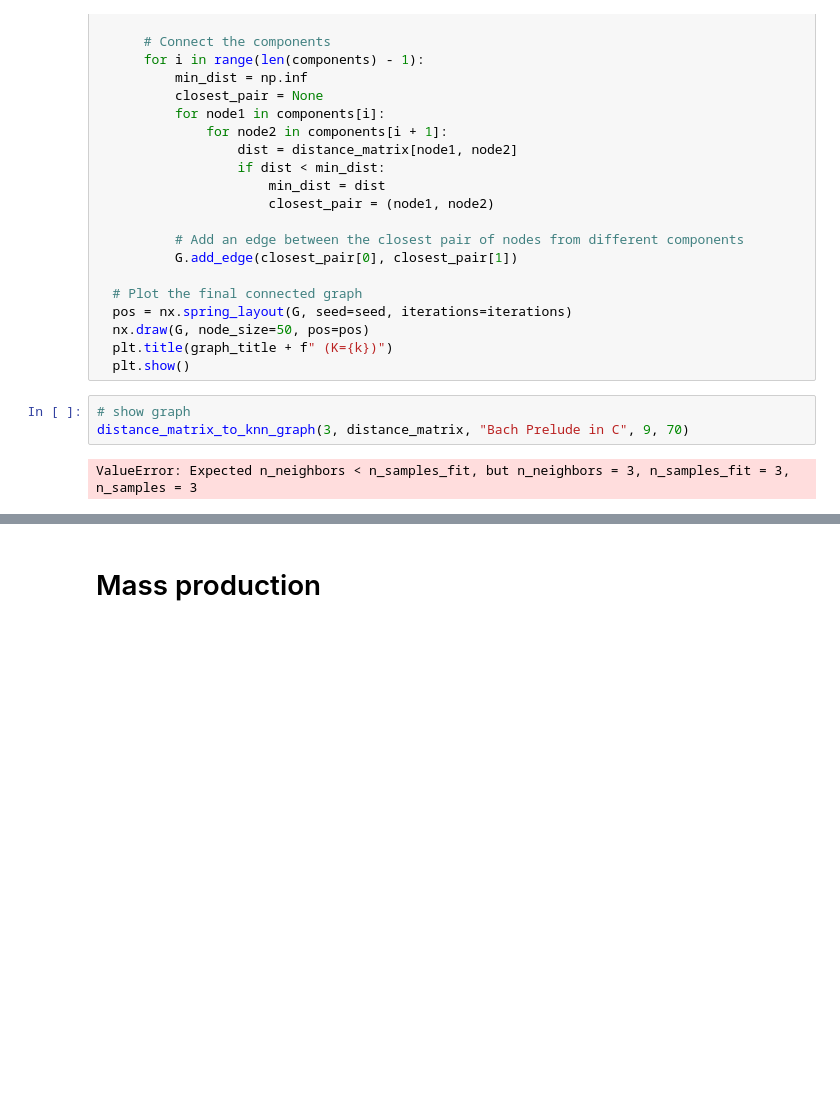
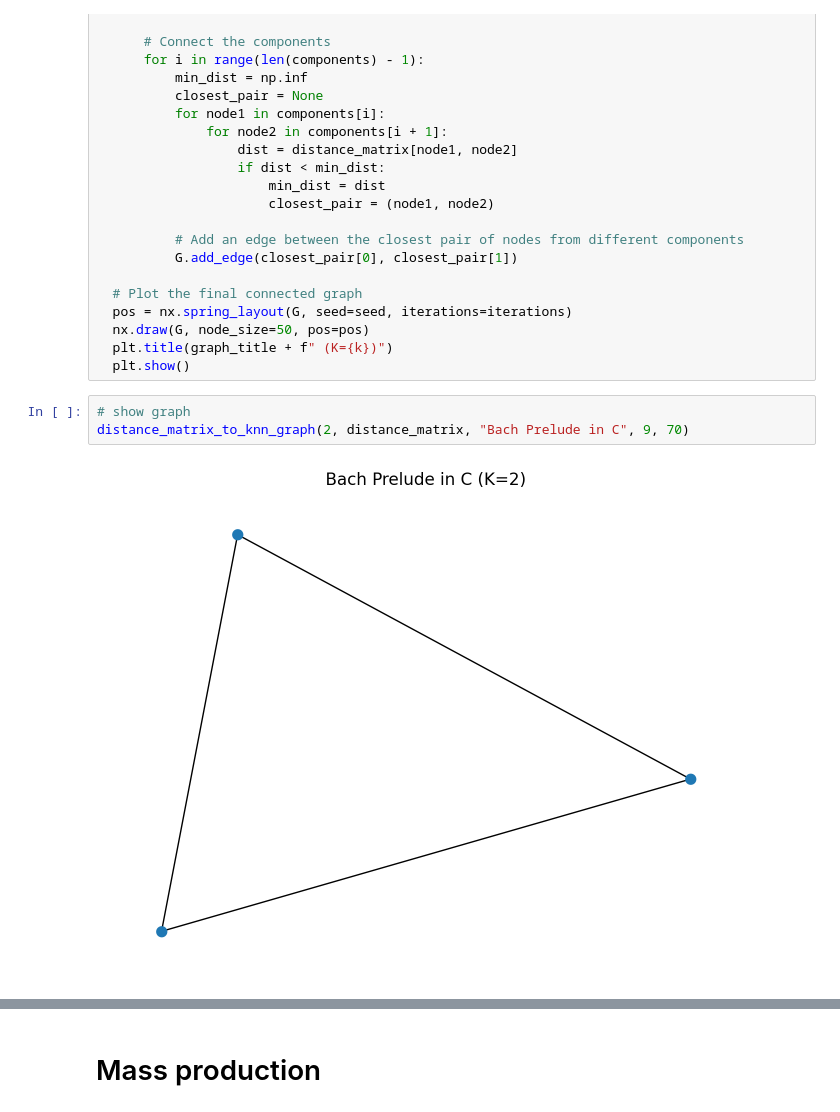
Before and after one commit to 5i5ousPlay/Thesisv2, a Jupyter notebook: Mogging/Graph_Building.ipynb, the cells around one changed output, grey strips where cells are left out. Cells and saved outputs as stored; diff of their text form; blank space fills up the shorter version.

```diff
--- a/Mogging/Graph_Building.ipynb
+++ b/Mogging/Graph_Building.ipynb
@@ -230,9 +234,9 @@ def distance_matrices_to_knn_graph(k: int, distance_matrix: np.array, graph_titl
   plt.show()
 # %%
 # show graph
-distance_matrix_to_knn_graph(3, distance_matrix, "Bach Prelude in C", 9, 70)
+distance_matrix_to_knn_graph(2, distance_matrix, "Bach Prelude in C", 9, 70)
 # %% [output]
-ValueError: Expected n_neighbors < n_samples_fit, but n_neighbors = 3, n_samples_fit = 3, n_samples = 3
+[figure, added]
 # %%
 # segments to graph function
 def segments_to_graph(k: int, segments: list[pd.DataFrame], labeled_segments, cores=None):
```
Also changed, not shown: parts of 49 cells of this notebook.
